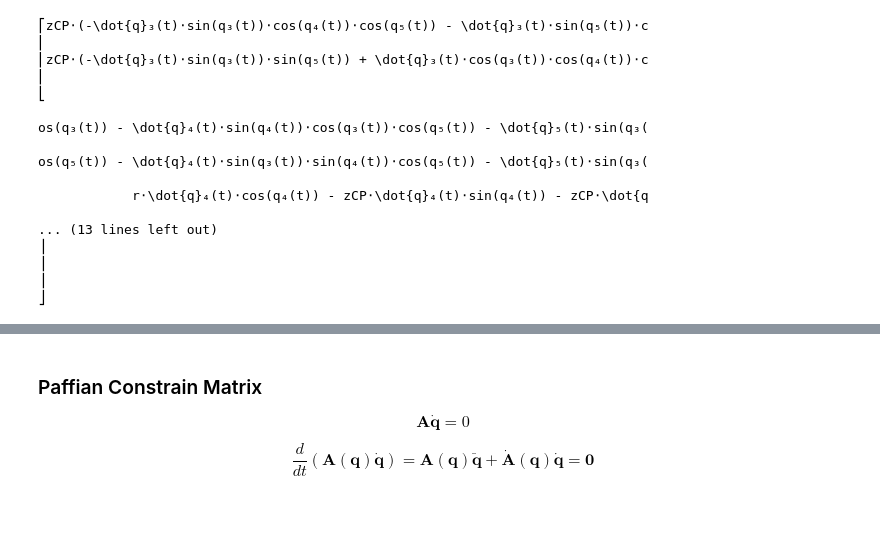
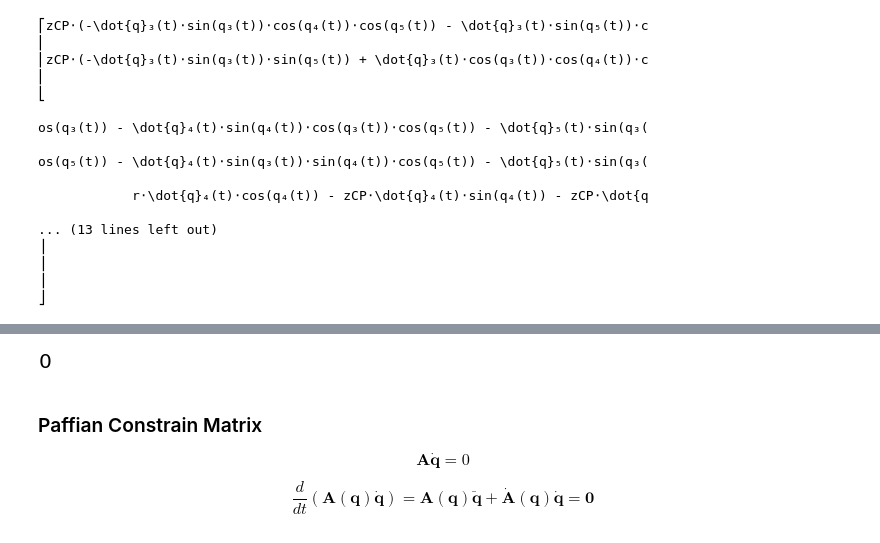
Before and after one commit to ptx-pluto/colab-notebooks, a Jupyter notebook: rnw_sympy.ipynb, the cells around one changed output, grey strips where cells are left out. Saved outputs shown, nothing was run; the diff lists cells and outputs as text; code cells hidden in the pictures; blank space fills up the shorter version.

```diff
--- a/rnw_sympy.ipynb
+++ b/rnw_sympy.ipynb
@@ -261,0 +282,3 @@ $\displaystyle \left[\begin{matrix}1 & 0 & zCP \left(- \sin{\left(\operatorname{
+# %%
+A_cp_3x5 = sympy.Matrix([linear_decomp(eq,dq) for eq in CP_dot_w])
+A_cp_3x5
@@ -262,3 +287,8 @@ $\displaystyle \left[\begin{matrix}1 & 0 & zCP \left(- \sin{\left(\operatorname{
+# %%
+A_5x5 = sympy.Matrix([A_nh, A_cp_3x5])
+sympy.simplify(A_5x5.det())
+# %% [output]
+[figure, added]
 # %% [markdown]
 ### Paffian Constrain Matrix
 
```
Also changed, not shown: parts of 5 cells of this notebook.
